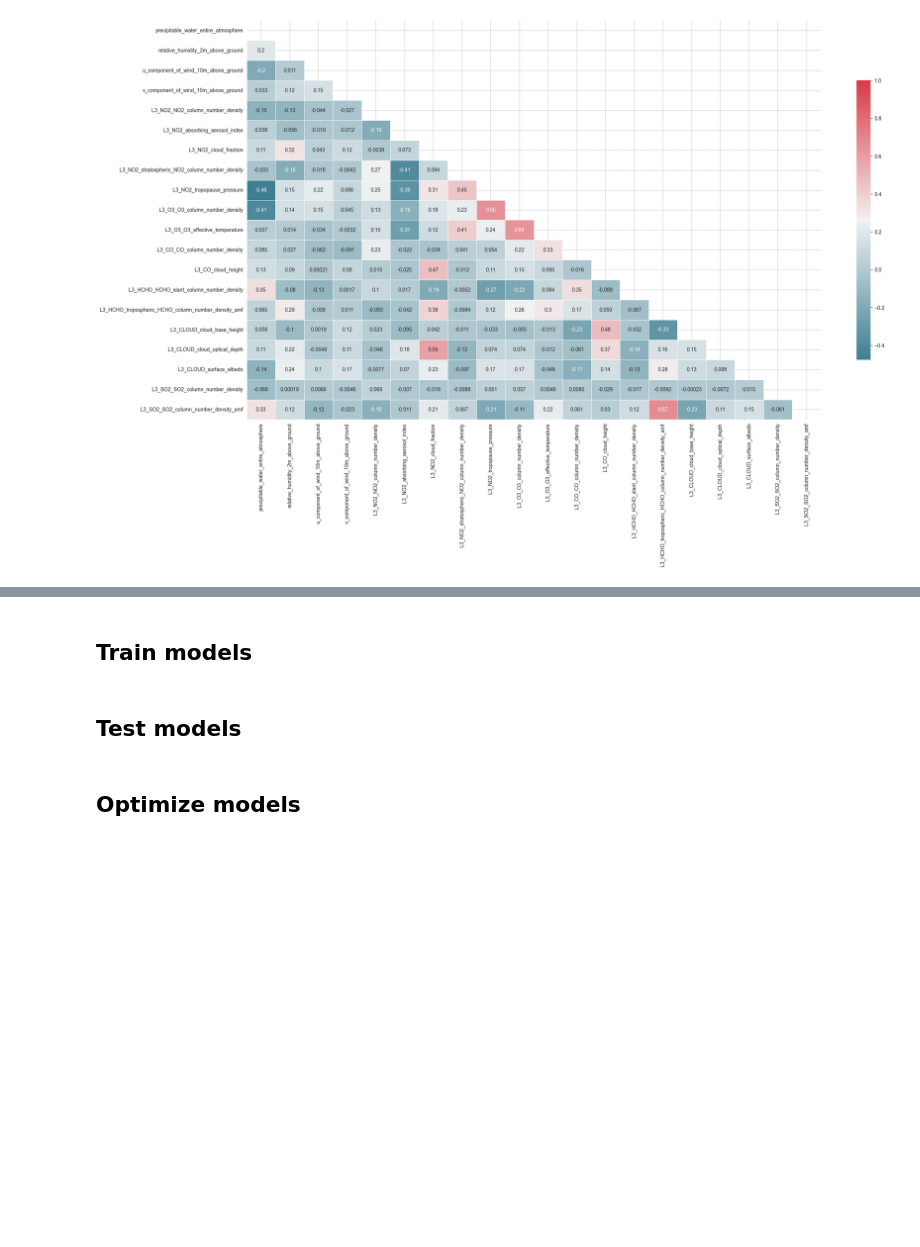
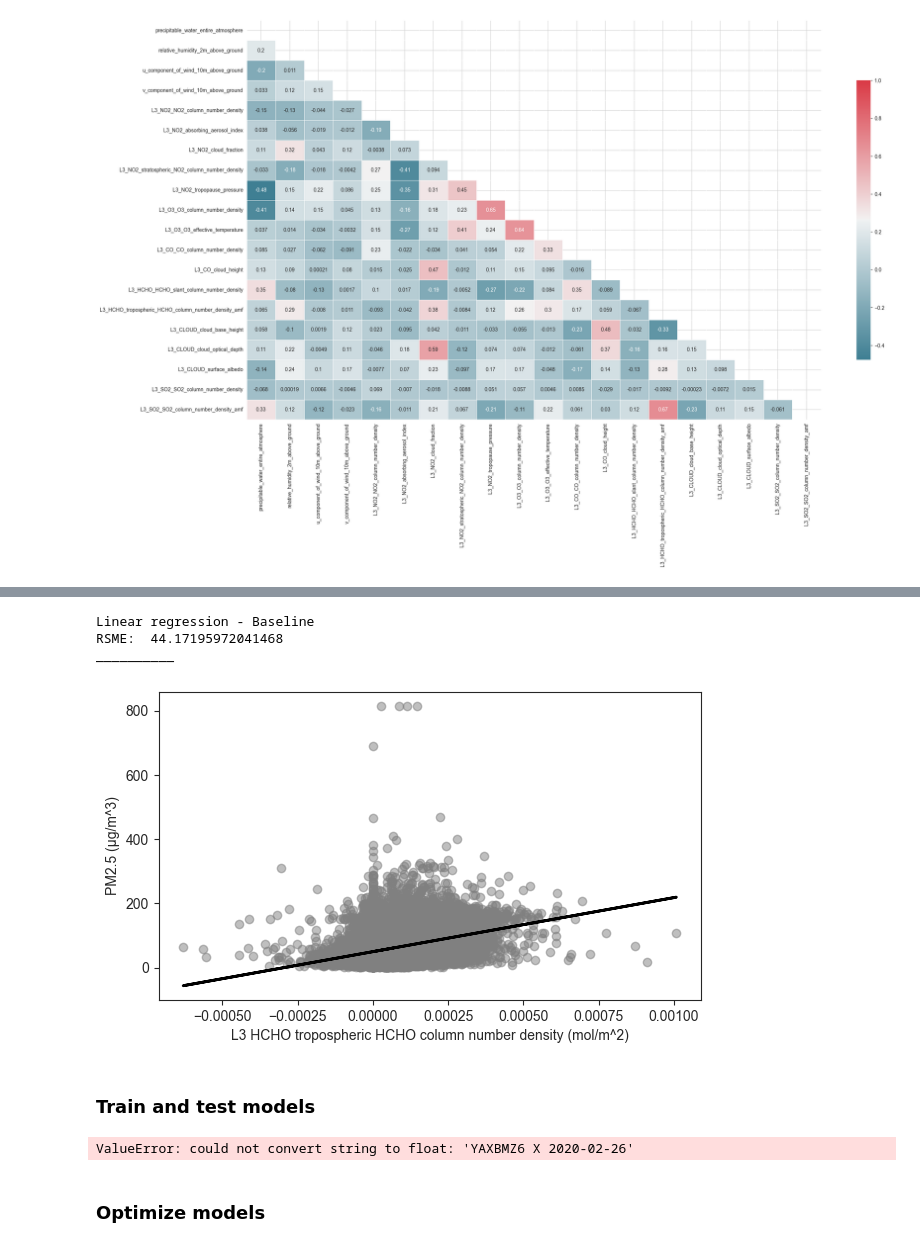
Before and after one commit to JWNowak/ml-project, a Jupyter notebook: 2_ML-project.ipynb, the cells around one changed output, grey strips where cells are left out. Cells and saved outputs as stored; diff of their text form; code cells hidden in the pictures; blank space fills up the shorter version.

```diff
--- a/2_ML-project.ipynb
+++ b/2_ML-project.ipynb
@@ -239,0 +274,19 @@ X_train, X_test, y_train, y_test = train_test_split(X, y, test_size=0.1, stratif
+# %%
+# Hypothesis?
+
+# Create a test regression dataset, used as baseline model
+from sklearn.datasets import make_regression
+n_samples = X.shape[0]
+n_features = X.shape[1]
+n_informative_features = 1 # baseline model, no feature correlated with target
+#n_informative_features = X.shape[1] # optimal model, all features correlated with target
+
+X_baseline,y_baseline = make_regression(n_samples=n_samples, n_features=n_features, n_informative=n_informative_features)#, random_state=RSEED)
+
+linear_mdl_baseline = LinearRegression()
+linear_mdl_baseline.fit(X_baseline,y_baseline)
+
+y_pred_baseline = linear_mdl_baseline.predict(X_baseline)
+rmse = mean_squared_error(y_baseline, y_pred_baseline, squared=False)
+print("Linear regression - Hypothetical")
+print("RSME: ", rmse)
@@ -240,5 +344,37 @@ X_train, X_test, y_train, y_test = train_test_split(X, y, test_size=0.1, stratif
+# %%
+baseline_feature = "L3_HCHO_tropospheric_HCHO_column_number_density"
+
+X_train_baseline = X_train[[baseline_feature]]
+X_test_baseline = X_test[[baseline_feature]]
+# %%
+# Linear regression model
+linear_mdl = LinearRegression()
+linear_mdl.fit(X_train_baseline,y_train)
+
+y_pred_train = linear_mdl.predict(X_train_baseline)
+y_pred = linear_mdl.predict(X_test_baseline)
+
+rmse = mean_squared_error(y_test, y_pred, squared=False)
+print("Linear regression - Baseline")
+print("RSME: ", rmse)
+print("_"*10)
+# %% [output]
+Linear regression - Baseline
+RSME:  44.17195972041468
+__________
+# %%
+# Plot data with regression line
+sns.set_style("ticks")
+plt.rcParams["figure.figsize"] = (7,4)
+
+plt.scatter(X_train_baseline, y_train, color='grey', alpha=0.5)
+plt.plot(X_train_baseline, y_pred_train, '-', color='black', linewidth=2)
+plt.ylabel('PM2.5 (µg/m^3)')
+plt.xlabel('L3 HCHO tropospheric HCHO column number density (mol/m^2)');
+# %% [output]
+[figure, added]
 # %% [markdown]
-## Train models
+### Train and test models
 # %%
 # Linear regression model
 linear_mdl = LinearRegression()
@@ -247,6 +383,11 @@ linear_mdl.fit(X_train,y_train)
 y_pred_train = linear_mdl.predict(X_train)
 y_pred = linear_mdl.predict(X_test)
 
+rmse = mean_squared_error(y_test, y_pred, squared=False)
+print("Linear regression")
+print("RSME: ", rmse)
+print("_"*10)
+
 # Decision tree regressor
 tree_mdl = DecisionTreeRegressor()
 tree_mdl.fit(X_train,y_train)
@@ -254,12 +395,24 @@ tree_mdl.fit(X_train,y_train)
 y_pred_train = tree_mdl.predict(X_train)
 y_pred = tree_mdl.predict(X_test)
 
+rmse = mean_squared_error(y_test, y_pred, squared=False)
+print("Decision tree regressor")
+print("RSME: ", rmse)
+print("_"*10)
+
 # Random forest regressor
 forest_mdl = RandomForestClassifier()
 forest_mdl.fit(X_train,y_train)
 
 y_pred_train = forest_mdl.predict(X_train)
 y_pred = forest_mdl.predict(X_test)
+
+rmse = mean_squared_error(y_test, y_pred, squared=False)
+print("Random forest regressor")
+print("RSME: ", rmse)
+print("_"*10)
+# %% [output]
+ValueError: could not convert string to float: 'YAXBMZ6 X 2020-02-26'
 # %%
 intercept = linear_mdl.intercept_
 slope = linear_mdl.coef_[0]
@@ -269,6 +423,4 @@ print("Slope:", slope)
 # X = X
 # Y = X*slope + intercept
 # %% [markdown]
-## Test models
+### Optimize models
-# %% [markdown]
-## Optimize models
```
Also changed, not shown: parts of 13 cells of this notebook.
